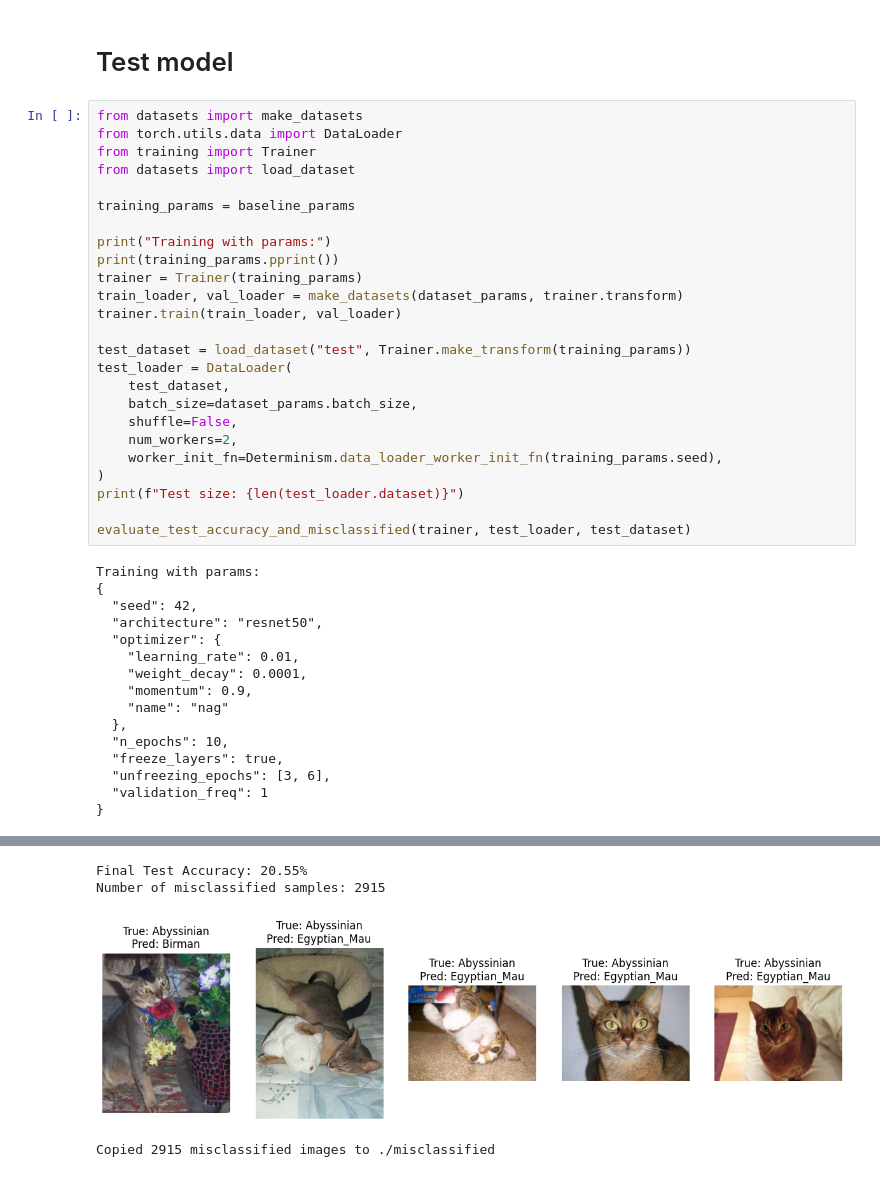
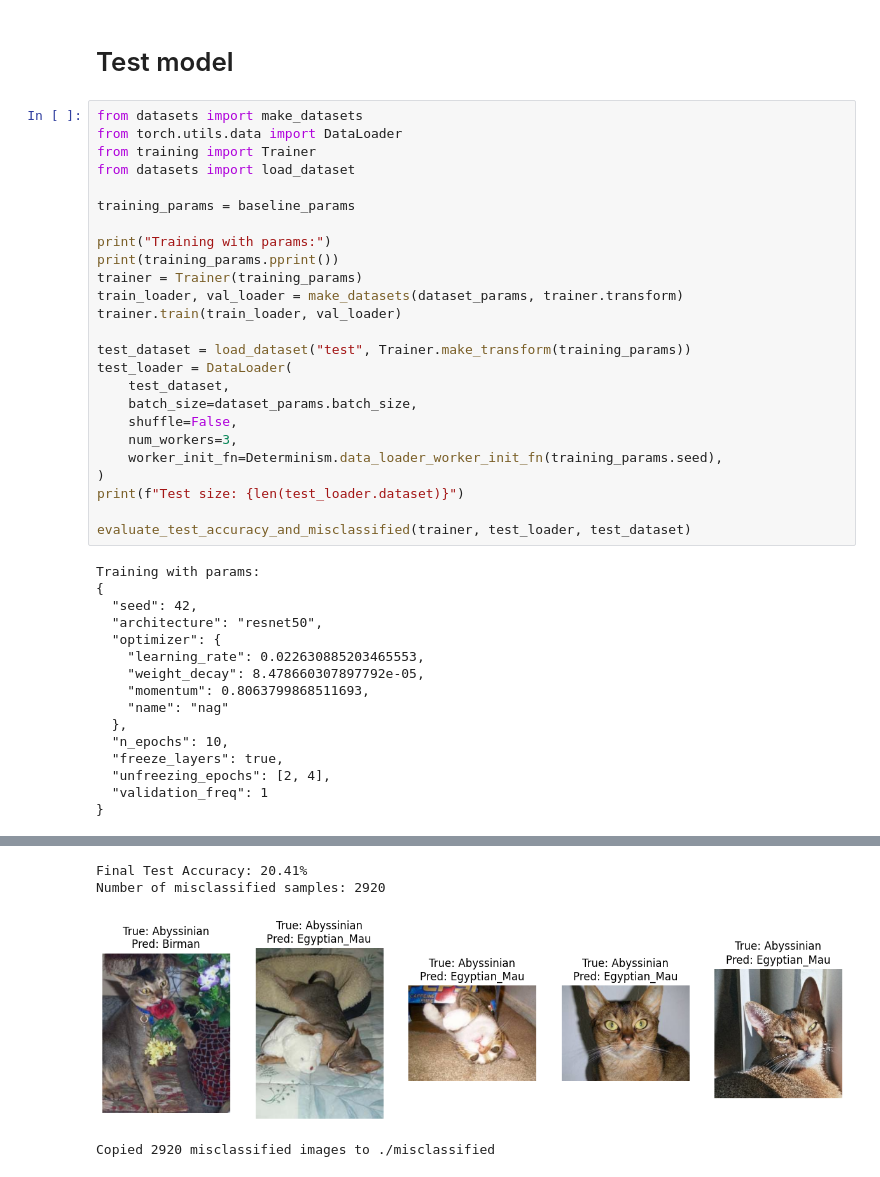
Before and after one commit to Sebelino/DD2424-project, a Jupyter notebook: e2_sebastian.ipynb, the cells around one changed output, grey strips where cells are left out. Saved outputs shown, nothing was run; the diff lists cells and outputs as text.

```diff
--- a/e2_sebastian.ipynb
+++ b/e2_sebastian.ipynb
@@ -168,7 +229,7 @@ test_loader = DataLoader(
     test_dataset,
     batch_size=dataset_params.batch_size,
     shuffle=False,
-    num_workers=2,
+    num_workers=3,
     worker_init_fn=Determinism.data_loader_worker_init_fn(training_params.seed),
 )
 print(f"Test size: {len(test_loader.dataset)}")
@@ -180,13 +241,13 @@ Training with params:
   "seed": 42,
   "architecture": "resnet50",
   "optimizer": {
-    "learning_rate": 0.01,
-    "weight_decay": 0.0001,
-    "momentum": 0.9,
+    "learning_rate": 0.022630885203465553,
+    "weight_decay": 8.478660307897792e-05,
+    "momentum": 0.8063799868511693,
     "name": "nag"
   },
   "n_epochs": 10,
   "freeze_layers": true,
-  "unfreezing_epochs": [3, 6],
+  "unfreezing_epochs": [2, 4],
   "validation_freq": 1
 }
@@ -204,5 +265,5 @@ Elapsed for all epochs: 16.77s, average per epoch: 1.63s, average per batch: 0.1
 Test size: 3669
-Final Test Accuracy: 20.55%
-Number of misclassified samples: 2915
+Final Test Accuracy: 20.41%
+Number of misclassified samples: 2920
-[figure, old version]
+[figure, new version]
-Copied 2915 misclassified images to ./misclassified
+Copied 2920 misclassified images to ./misclassified
```
Also changed, not shown: parts of 4 cells of this notebook.
